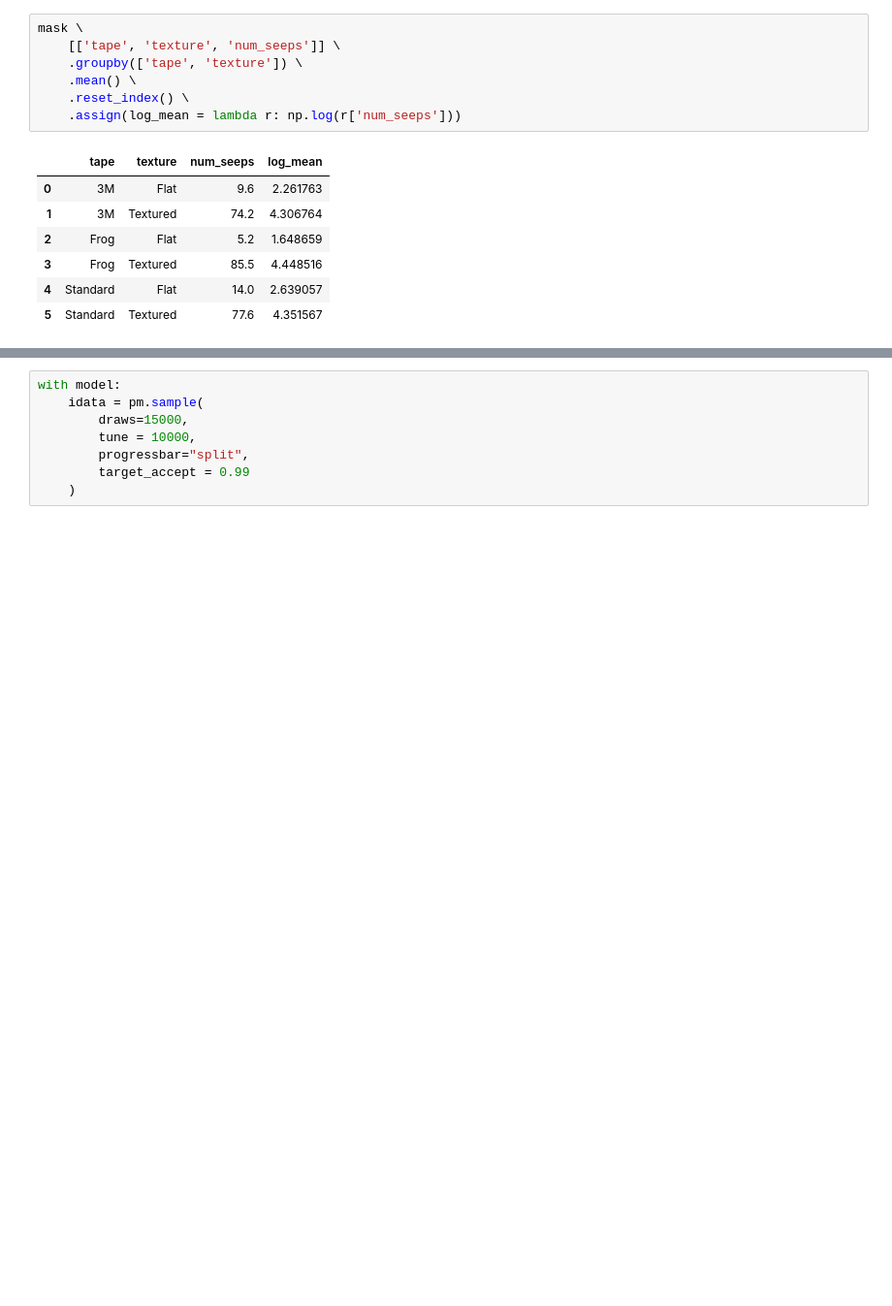
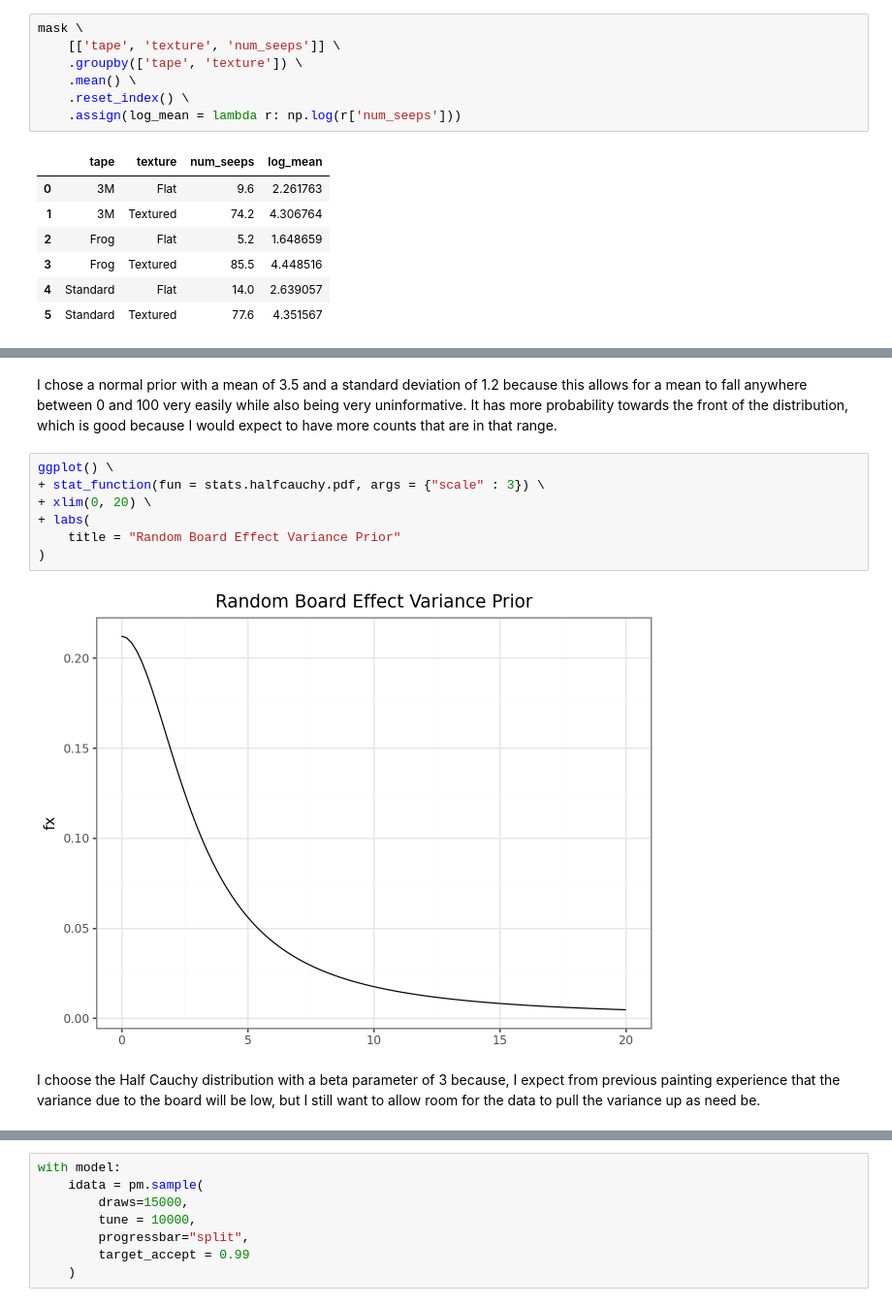
Before and after one commit to quintbro/masking-tape-analysis, a Jupyter notebook: masking_tape_analysis.ipynb, the cells around one changed output, grey strips where cells are left out. Shown at 97% size. Cells and saved outputs as stored; diff of their text form; blank space fills up the shorter version.

```diff
--- a/masking_tape_analysis.ipynb
+++ b/masking_tape_analysis.ipynb
@@ -85,3 +94,16 @@ ggplot() \
+# %% [markdown]
+I chose a normal prior with a mean of 3.5 and a standard deviation of 1.2 because this allows for a mean to fall anywhere between 0 and 100 very easily while also being very uninformative. It has more probability towards the front of the distribution, which is good because I would expect to have more counts that are in that range.
+# %%
+ggplot() \
++ stat_function(fun = stats.halfcauchy.pdf, args = {"scale" : 3}) \
++ xlim(0, 20) \
++ labs(
+    title = "Random Board Effect Variance Prior"
+)
+# %% [output]
+[figure, added]
+# %% [markdown]
+I choose the Half Cauchy distribution with a beta parameter of 3 because, I expect from previous painting experience that the variance due to the board will be low, but I still want to allow room for the data to pull the variance up as need be.
 # %%
 coords = {
     "tape" : ["Frog", "3M", "Standard"],
```
Also changed, not shown: parts of 18 cells of this notebook.
